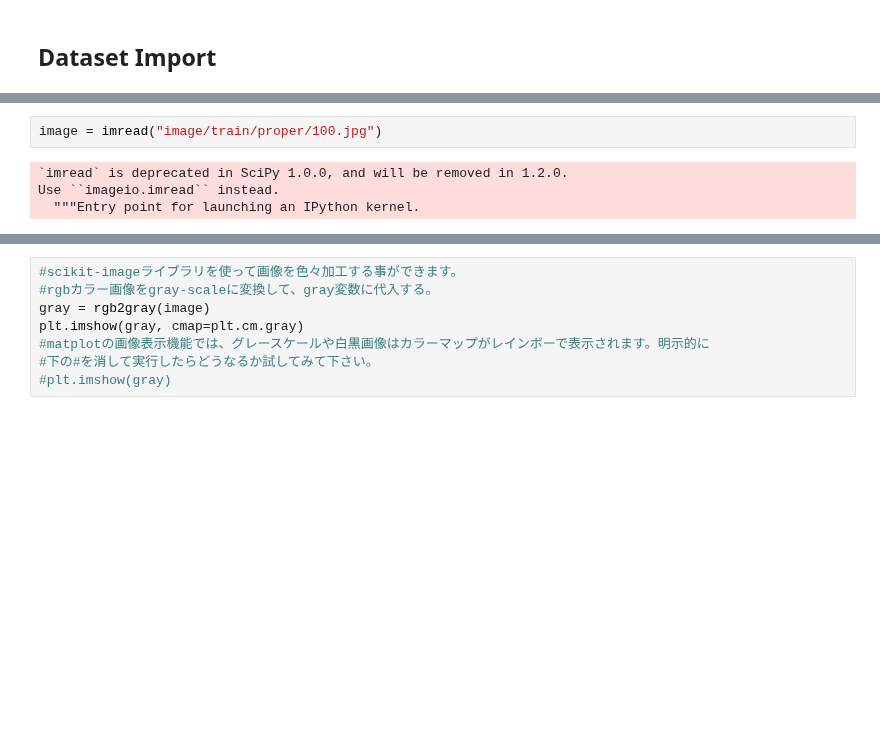
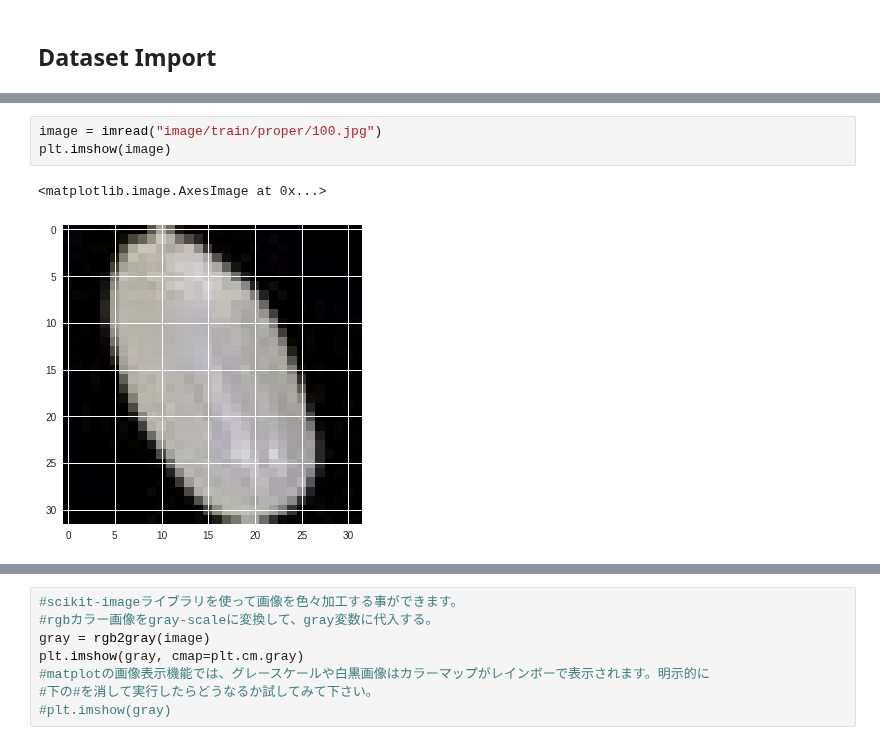
Before and after one commit to totti0223/deep_learning_for_biologists_with_keras, a Jupyter notebook: notebooks/rice_seed_classification.ipynb, the cells around one changed output, grey strips where cells are left out. Cells and saved outputs as stored; diff of their text form; blank space fills up the shorter version.

```diff
--- a/notebooks/rice_seed_classification.ipynb
+++ b/notebooks/rice_seed_classification.ipynb
@@ -62,6 +74,6 @@ Exported revision 34.
 # %%
 image = imread("image/train/proper/100.jpg")
+plt.imshow(image)
 # %% [output]
-`imread` is deprecated in SciPy 1.0.0, and will be removed in 1.2.0.
-Use ``imageio.imread`` instead.
-  """Entry point for launching an IPython kernel.
+<matplotlib.image.AxesImage at 0x...>
+[figure, added]
```
Also changed, not shown: parts of 4 cells of this notebook.
